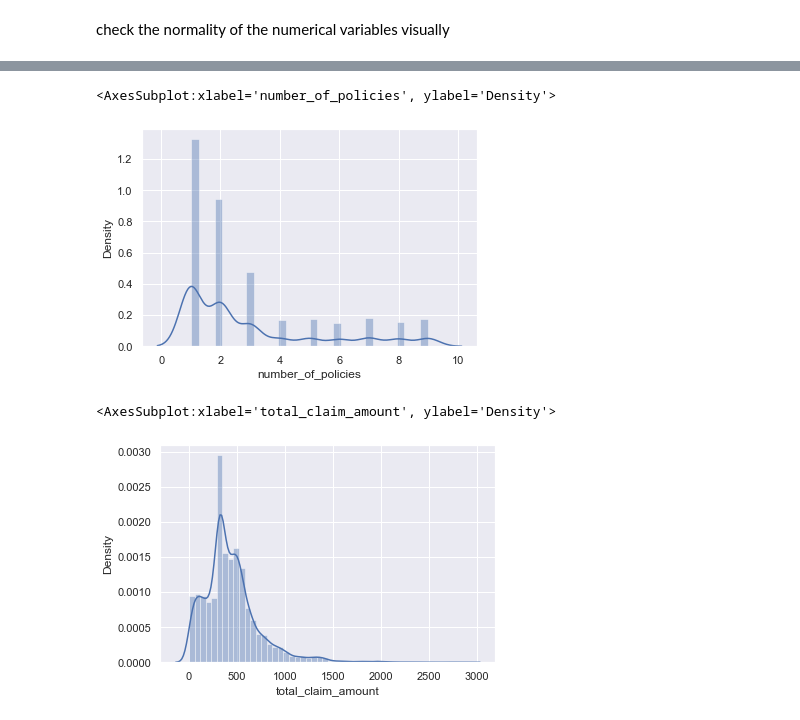
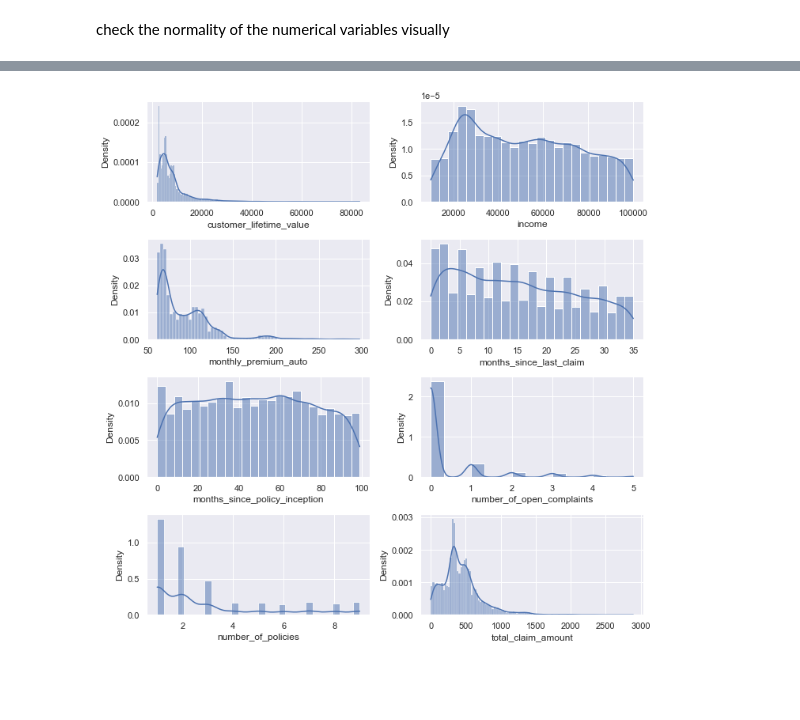
Before and after one commit to SSUNITACHAND9/SUNITA-CHAND, a Jupyter notebook: Week2/Day3.ipynb, the cells around one changed output, grey strips where cells are left out. Drawn from its saved outputs; the diff is of its cells as text; code cells hidden in the pictures; blank space fills up the shorter version.

```diff
--- a/Week2/Day3.ipynb
+++ b/Week2/Day3.ipynb
@@ -150,13 +105,24 @@ sns.distplot(df["number_of_open_complaints"])
-# %%
-plt.figure()
-sns.distplot(df["number_of_policies"])
-# %% [output]
-<AxesSubplot:xlabel='number_of_policies', ylabel='Density'>
-[figure, removed]
-# %%
-plt.figure()
-sns.distplot(df["total_claim_amount"])
-# %% [output]
-<AxesSubplot:xlabel='total_claim_amount', ylabel='Density'>
-[figure, removed]
+# %%
+# select the columns to be plotted
+cols = ['customer_lifetime_value',
+        'income',
+        'monthly_premium_auto',
+        'months_since_last_claim',
+        'months_since_policy_inception',
+        'number_of_open_complaints',
+        'number_of_policies',
+        'total_claim_amount'
+       ]
+# create the figure and axes
+fig, axes = plt.subplots(4, 2, figsize=(10,10))
+axes = axes.ravel()  # flattening the array makes indexing easier
+for (col, ax) in zip(cols, axes):
+    sns.histplot(data=df._get_numeric_data()[col],
+                 kde=True,
+                 stat='density',
+                 ax=ax)
+fig.tight_layout()
+plt.show()
+# %% [output]
+[figure, added]
 # %%
```
Also changed, not shown: parts of 17 cells of this notebook.
